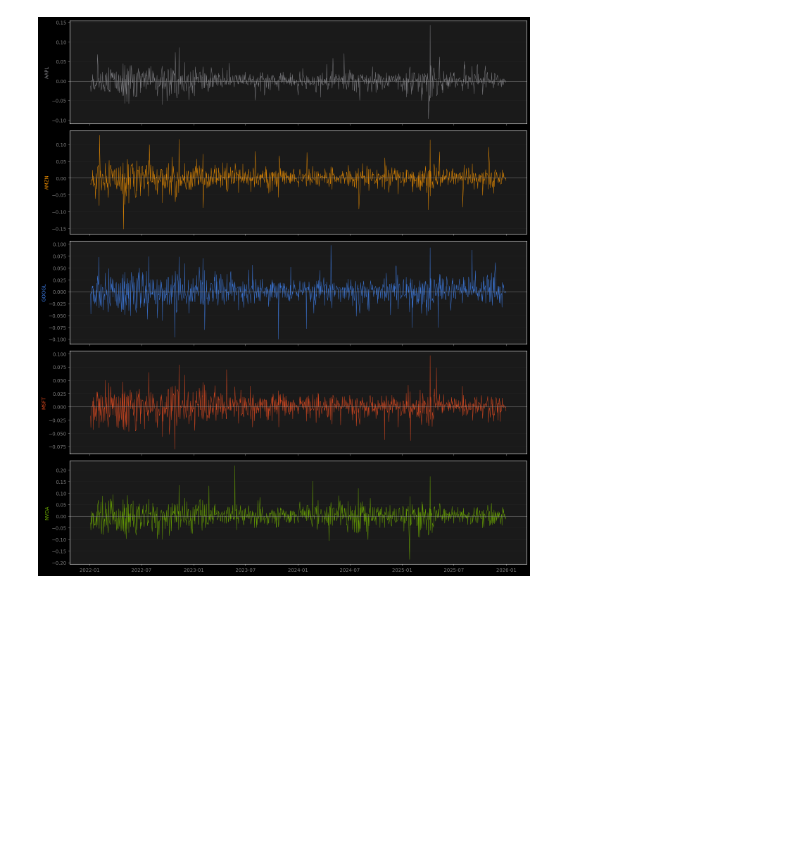
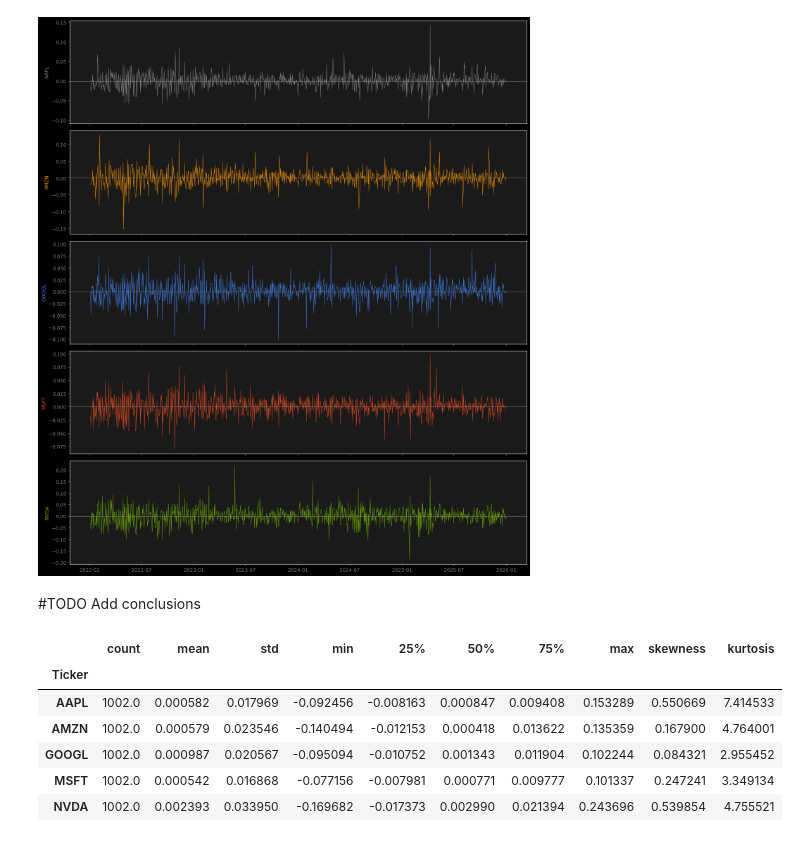
Before and after one commit to RobertArustamyan/QFProject1, a Jupyter notebook: main.ipynb, the cells around one changed output. Saved outputs shown, nothing was run; the diff lists cells and outputs as text; code cells hidden in the pictures; blank space fills up the shorter version.

```diff
--- a/main.ipynb
+++ b/main.ipynb
@@ -115,3 +118,21 @@ plt.savefig("plots/log_daily_returns.png",facecolor=fig.get_facecolor())
 plt.show()
 # %% [output]
 [figure]
+# %% [markdown]
+#TODO Add conclusions
+# %%
+# Statistics for daily returns
+
+summary_daily = daily_returns.describe().T
+summary_daily["skewness"] = daily_returns.skew()
+summary_daily["kurtosis"] = daily_returns.kurt()
+
+summary_daily
+# %% [output]
+|  | count | mean | std | min | 25% | 50% | 75% | max | skewness | kurtosis |
+| Ticker |  |  |  |  |  |  |  |  |  |  |
+| AAPL | 1002.0 | 0.000582 | 0.017969 | -0.092456 | -0.008163 | 0.000847 | 0.009408 | 0.153289 | 0.550669 | 7.414533 |
+| AMZN | 1002.0 | 0.000579 | 0.023546 | -0.140494 | -0.012153 | 0.000418 | 0.013622 | 0.135359 | 0.167900 | 4.764001 |
+| GOOGL | 1002.0 | 0.000987 | 0.020567 | -0.095094 | -0.010752 | 0.001343 | 0.011904 | 0.102244 | 0.084321 | 2.955452 |
+| MSFT | 1002.0 | 0.000542 | 0.016868 | -0.077156 | -0.007981 | 0.000771 | 0.009777 | 0.101337 | 0.247241 | 3.349134 |
+| NVDA | 1002.0 | 0.002393 | 0.033950 | -0.169682 | -0.017373 | 0.002990 | 0.021394 | 0.243696 | 0.539854 | 4.755521 |
```
Also changed, not shown: parts of 4 cells of this notebook, 1 other file.
